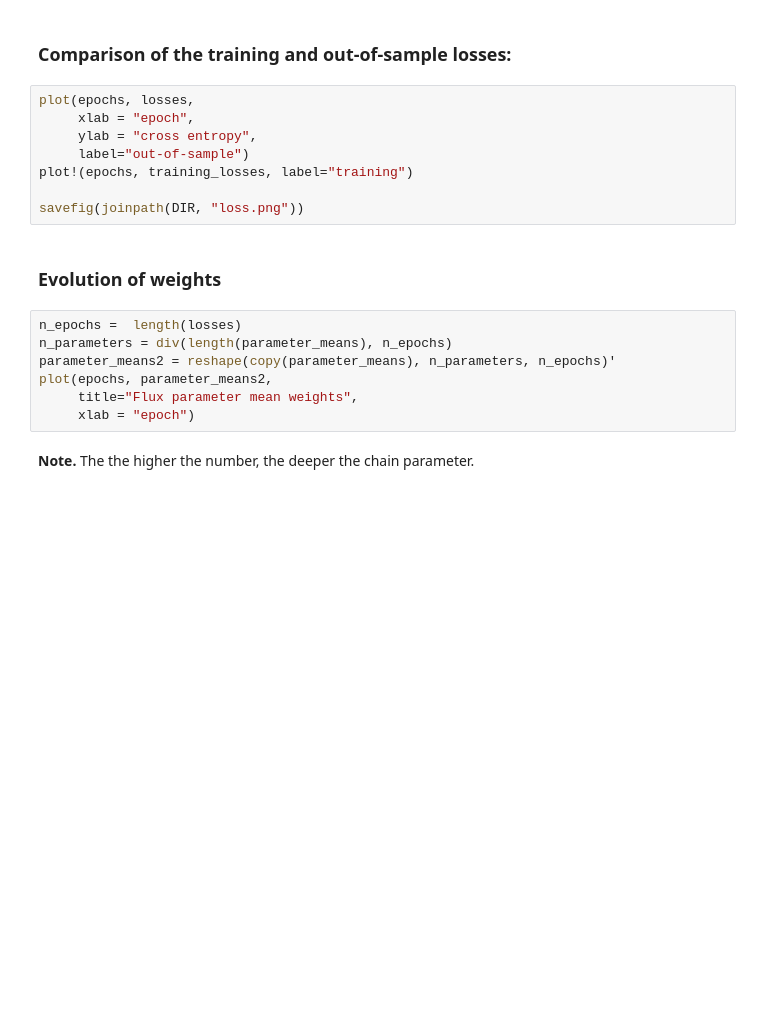
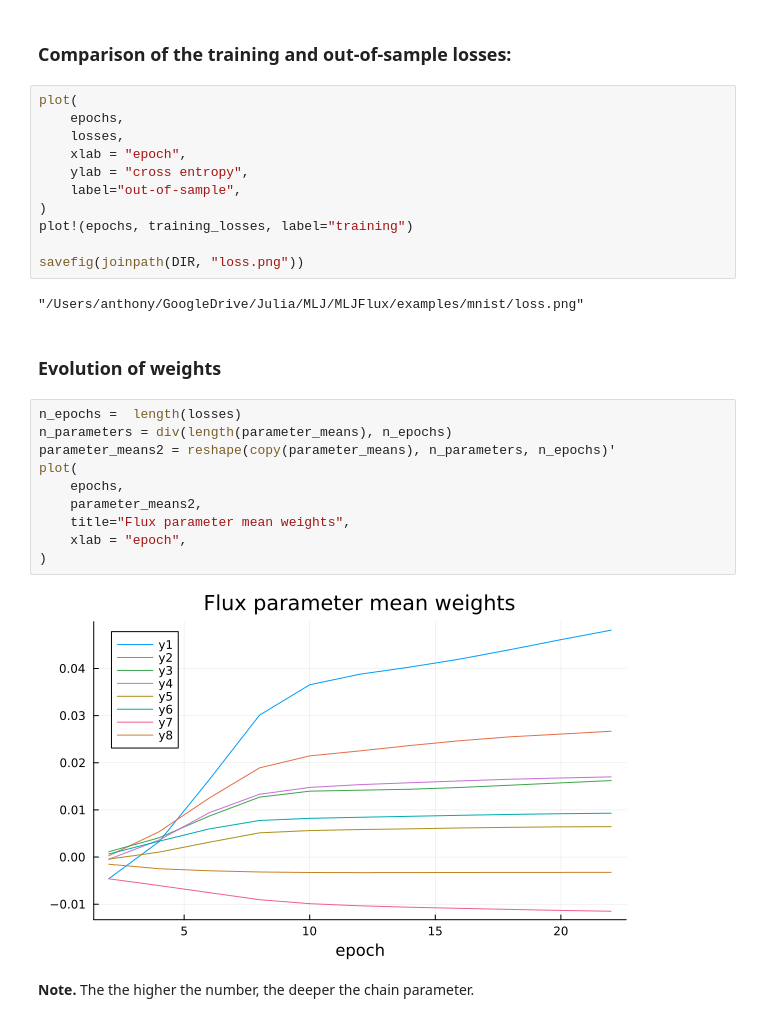
Before and after one commit to FluxML/MLJFlux.jl, a Jupyter notebook: examples/mnist/notebook.ipynb, the cells around one changed output. Saved outputs shown, nothing was run; the diff lists cells and outputs as text; blank space fills up the shorter version.

```diff
--- a/examples/mnist/notebook.ipynb
+++ b/examples/mnist/notebook.ipynb
@@ -356,22 +353,32 @@ fit!(mach, rows=1:500);
 # %% [markdown]
 ### Comparison of the training and out-of-sample losses:
 # %%
-plot(epochs, losses,
-     xlab = "epoch",
-     ylab = "cross entropy",
-     label="out-of-sample")
+plot(
+    epochs,
+    losses,
+    xlab = "epoch",
+    ylab = "cross entropy",
+    label="out-of-sample",
+)
 plot!(epochs, training_losses, label="training")
 
 savefig(joinpath(DIR, "loss.png"))
+# %% [output]
+"/Users/anthony/GoogleDrive/Julia/MLJ/MLJFlux/examples/mnist/loss.png"
 # %% [markdown]
 ### Evolution of weights
 # %%
 n_epochs =  length(losses)
 n_parameters = div(length(parameter_means), n_epochs)
 parameter_means2 = reshape(copy(parameter_means), n_parameters, n_epochs)'
-plot(epochs, parameter_means2,
-     title="Flux parameter mean weights",
-     xlab = "epoch")
+plot(
+    epochs,
+    parameter_means2,
+    title="Flux parameter mean weights",
+    xlab = "epoch",
+)
+# %% [output]
+[figure, added]
 # %% [markdown]
 **Note.** The the higher the number, the deeper the chain parameter.
 # %%
```
Also changed, not shown: parts of 17 cells of this notebook, 6 other files.
